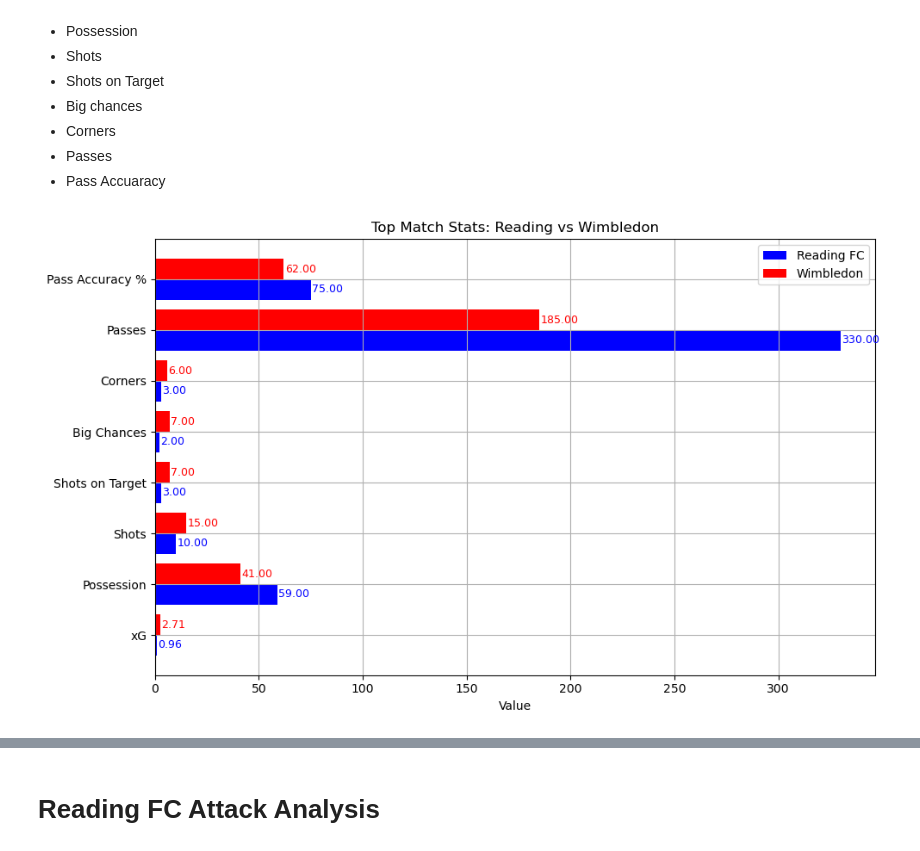
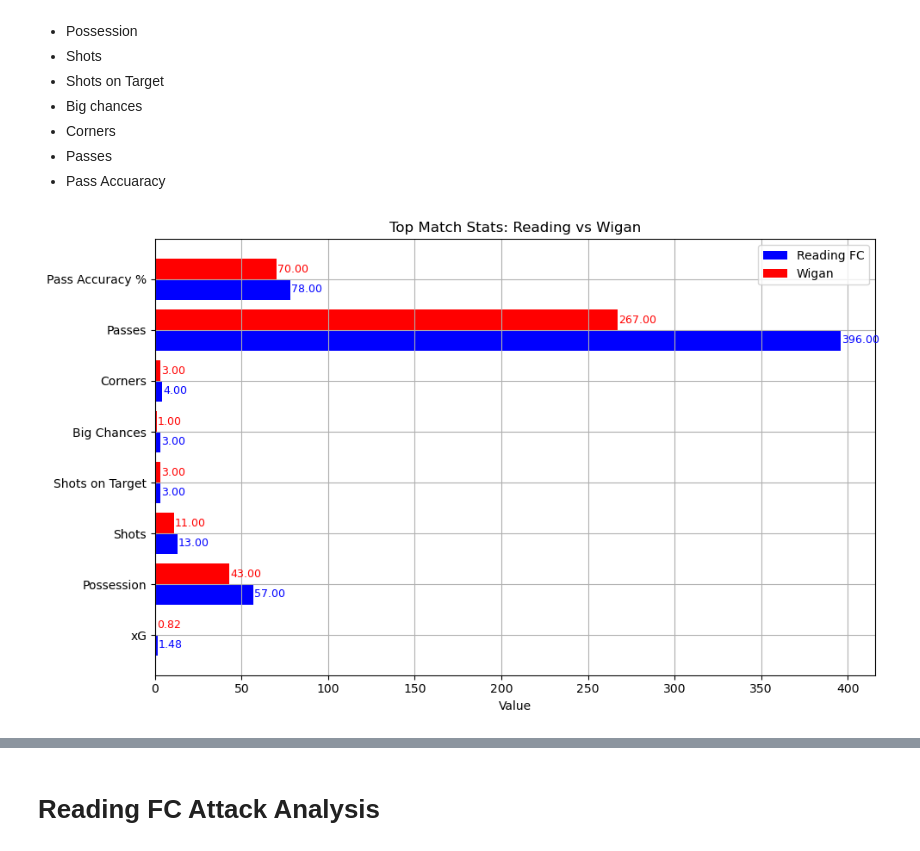
Before and after one commit to abryantgithub/Football_Analysis, a Jupyter notebook: notebooks/match-reports/Wigan-A.ipynb, the cells around one changed output, grey strips where cells are left out. Drawn from its saved outputs; the diff is of its cells as text; code cells hidden in the pictures.

```diff
--- a/notebooks/match-reports/Wigan-A.ipynb
+++ b/notebooks/match-reports/Wigan-A.ipynb
@@ -22,7 +22,7 @@ import numpy as np
 df = pd.read_csv('../../data/rfc_matchdata.csv')
 
 # Filtering for correct match
-df_match = df[(df["Opponent"] == "Wimbledon") & (df["Venue"] == "A")].reset_index(drop=True)
+df_match = df[(df["Opponent"] == "Wigan") & (df["Venue"] == "A")].reset_index(drop=True)
 
 match = df_match.iloc[0]
 # %% [markdown]
@@ -75,7 +75,7 @@ top_stats = {
 }
 
 # Convert to DataFrame
-basic_df = pd.DataFrame(top_stats, index=['Reading FC', 'Wimbledon']).T
+basic_df = pd.DataFrame(top_stats, index=['Reading FC', 'Wigan']).T
 
 fig, ax = plt.subplots(figsize=(10, 6))
 bar_width = 0.4
@@ -90,37 +90,37 @@ reading_bars = ax.barh(
     color='blue'
 )
 
 # Opponent bars
 opp_bars = ax.barh(
     [i + bar_width / 2 for i in y],
-    basic_df['Wimbledon'],
+    basic_df['Wigan'],
     height=bar_width,
-    label='Wimbledon',
+    label='Wigan',
     color='red'
 )
 
 # Adding data labels
 for bar in reading_bars:
     width = bar.get_width()
     y_pos = bar.get_y() + bar.get_height() / 2
     ax.text(width + 0.5, y_pos, f'{width:.2f}', va='center', ha='left', color='blue', fontsize=9)
 
 for bar in opp_bars:
     width = bar.get_width()
     y_pos = bar.get_y() + bar.get_height() / 2
     ax.text(width + 0.5, y_pos, f'{width:.2f}', va='center', ha='left', color='red', fontsize=9)
 
 # Final formatting
 ax.set_yticks(y)
 ax.set_yticklabels(basic_df.index)
 ax.set_xlabel("Value")
-ax.set_title("Top Match Stats: Reading vs Wimbledon")
+ax.set_title("Top Match Stats: Reading vs Wigan")
 ax.legend()
 ax.grid(True)
 plt.tight_layout()
 plt.show()
 # %% [output]
-[figure, old version]
+[figure, new version]
 # %%
 #checking averages for either Home or Away games
 
```
Also changed, not shown: parts of 32 cells of this notebook, 4 other files.
